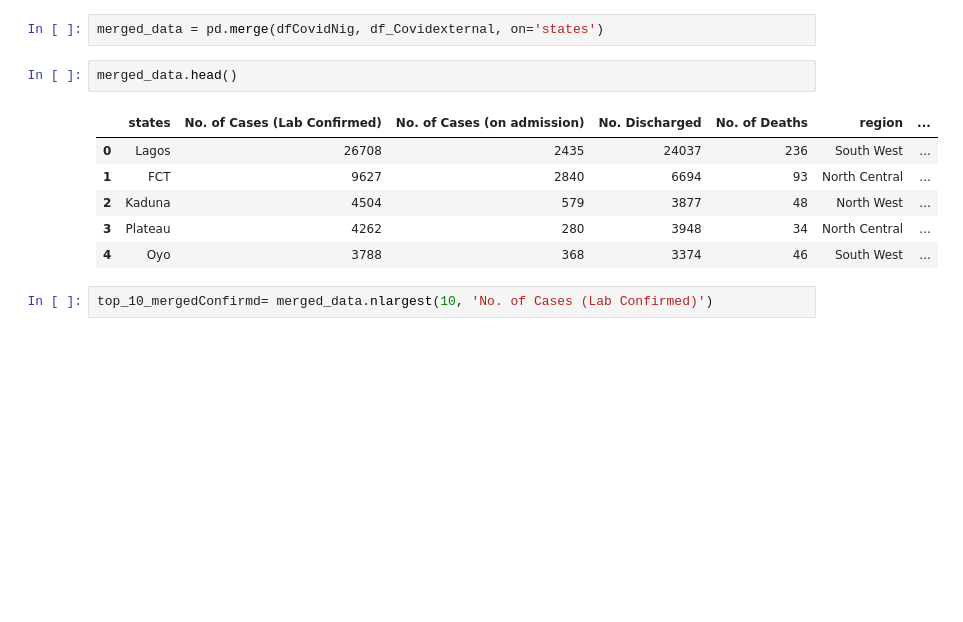
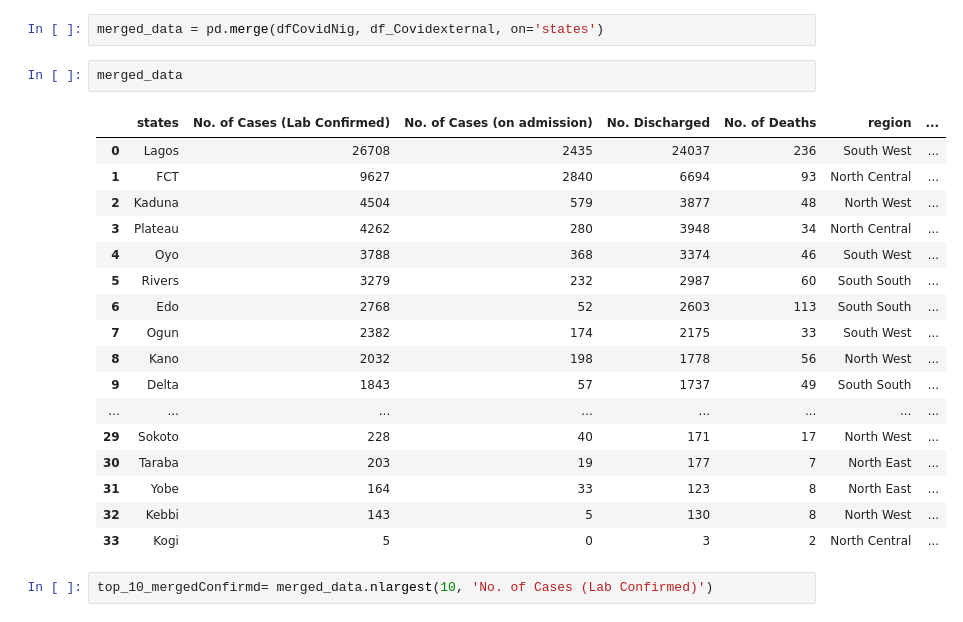
Before and after one commit to Ustacky-dev/Nigeria-COVID-19-Data-Analysis-Using-Python, a Jupyter notebook: My_Capstone Project-Copy1.ipynb, the cells around one changed output. Saved outputs shown, nothing was run; the diff lists cells and outputs as text; blank space fills up the shorter version.

```diff
--- a/My_Capstone Project-Copy1.ipynb
+++ b/My_Capstone Project-Copy1.ipynb
@@ -1402,14 +1402,25 @@ dfCovidNig.head()
 # %%
 merged_data = pd.merge(dfCovidNig, df_Covidexternal, on='states')
 # %%
-merged_data.head()
+merged_data
 # %% [output]
 |  | states | No. of Cases (Lab Confirmed) | No. of Cases (on admission) | No. Discharged | No. of Deaths | region | ... |
 | 0 | Lagos | 26708 | 2435 | 24037 | 236 | South West | ... |
 | 1 | FCT | 9627 | 2840 | 6694 | 93 | North Central | ... |
 | 2 | Kaduna | 4504 | 579 | 3877 | 48 | North West | ... |
 | 3 | Plateau | 4262 | 280 | 3948 | 34 | North Central | ... |
 | 4 | Oyo | 3788 | 368 | 3374 | 46 | South West | ... |
+| 5 | Rivers | 3279 | 232 | 2987 | 60 | South South | ... |
+| 6 | Edo | 2768 | 52 | 2603 | 113 | South South | ... |
+| 7 | Ogun | 2382 | 174 | 2175 | 33 | South West | ... |
+| 8 | Kano | 2032 | 198 | 1778 | 56 | North West | ... |
+| 9 | Delta | 1843 | 57 | 1737 | 49 | South South | ... |
+| ... | ... | ... | ... | ... | ... | ... | ... |
+| 29 | Sokoto | 228 | 40 | 171 | 17 | North West | ... |
+| 30 | Taraba | 203 | 19 | 177 | 7 | North East | ... |
+| 31 | Yobe | 164 | 33 | 123 | 8 | North East | ... |
+| 32 | Kebbi | 143 | 5 | 130 | 8 | North West | ... |
+| 33 | Kogi | 5 | 0 | 3 | 2 | North Central | ... |
 # %%
 top_10_mergedConfirmd= merged_data.nlargest(10, 'No. of Cases (Lab Confirmed)')
 # %%
```
Also changed, not shown: parts of 7 cells of this notebook.
